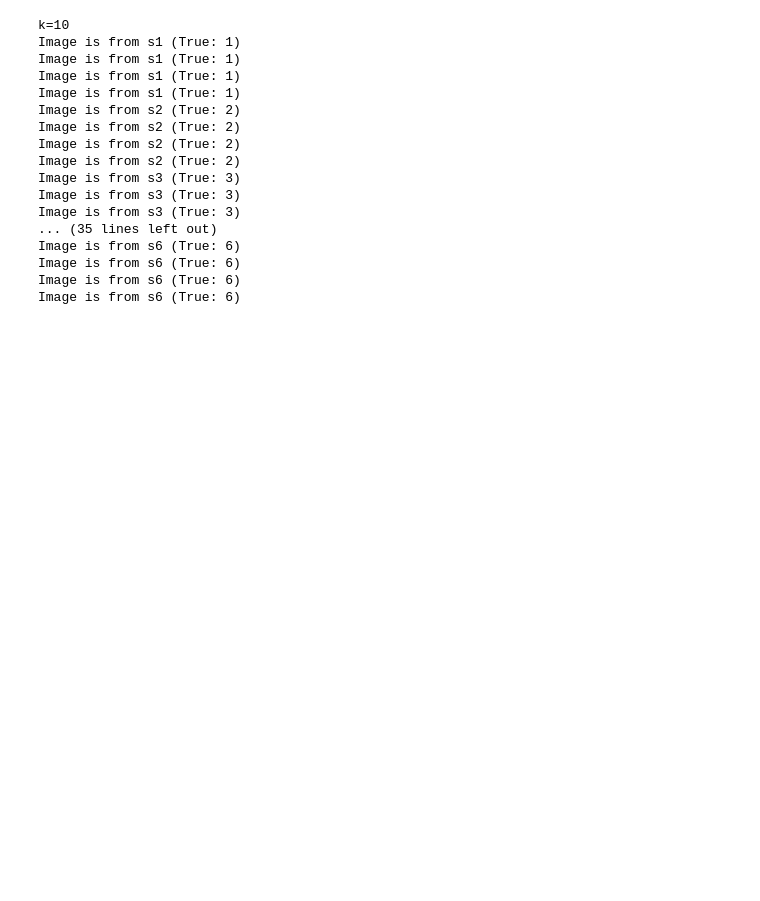
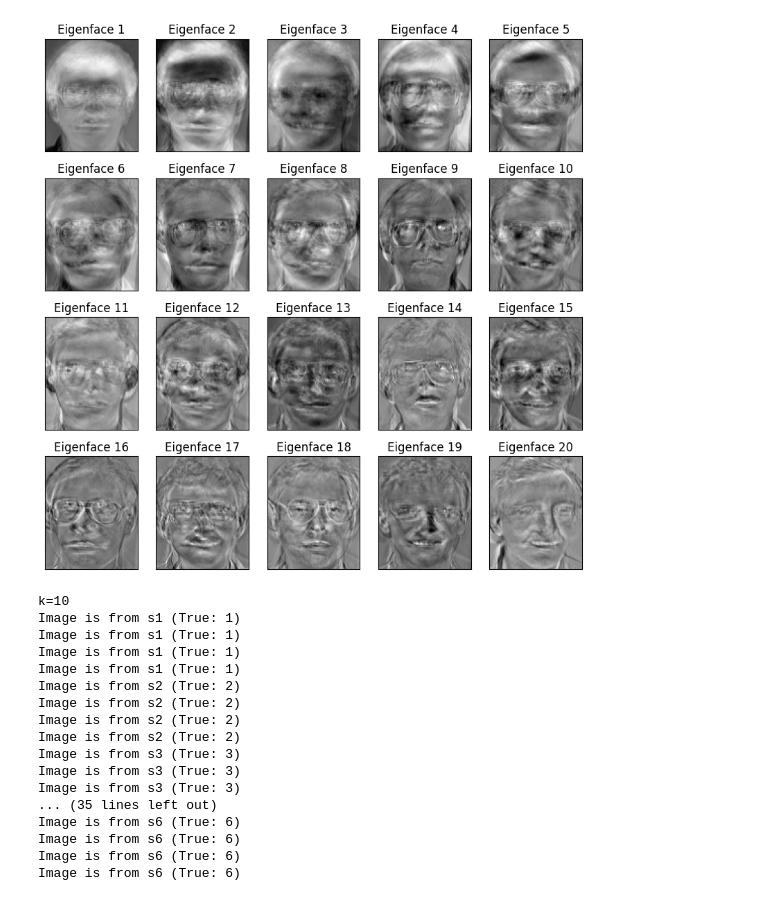
Before and after one commit to naufal101006/Proyek_MA3022, a Jupyter notebook: main.ipynb, the cells around one changed output. Cells and saved outputs as stored; diff of their text form; code cells hidden in the pictures; blank space fills up the shorter version.

Commit message:
Show eigenfaces

```diff
--- a/main.ipynb
+++ b/main.ipynb
@@ -30,6 +30,23 @@ def get_U_k(k):
     U_k = U.copy()
     U_k[:, k:] = 0
     return U_k
+# %%
+# Plot eigenfaces
+U_20 = get_U_k(20)
+
+fig, axs = plt.subplots(4, 5, figsize=(10, 10))
+
+for i in range(4):
+    for j in range(5):
+        axs[i, j].imshow(U_20.transpose()[5*i+j].reshape((112, 92)), cmap='gray')
+        axs[i, j].title.set_text(f"Eigenface {5*i+j + 1}")
+        axs[i, j].set_xticks([])
+        axs[i, j].set_xticklabels('')
+        axs[i, j].set_yticks([])
+        axs[i, j].set_yticklabels('')
+plt.show()
+# %% [output]
+[figure, added]
 # %%
 # Loop over 2 different ks
 for k in [10, 20]:
```
Also changed, not shown: parts of 1 cell of this notebook.
